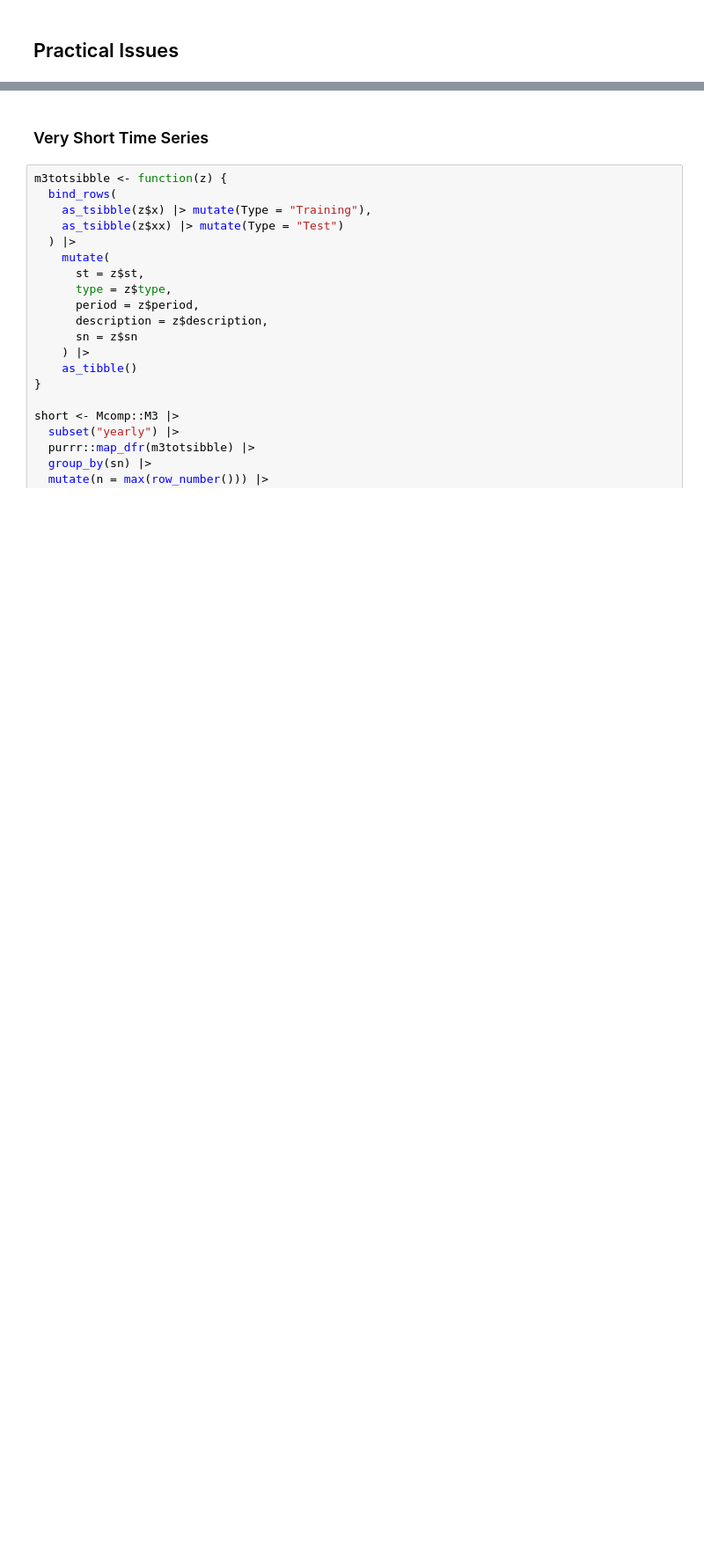
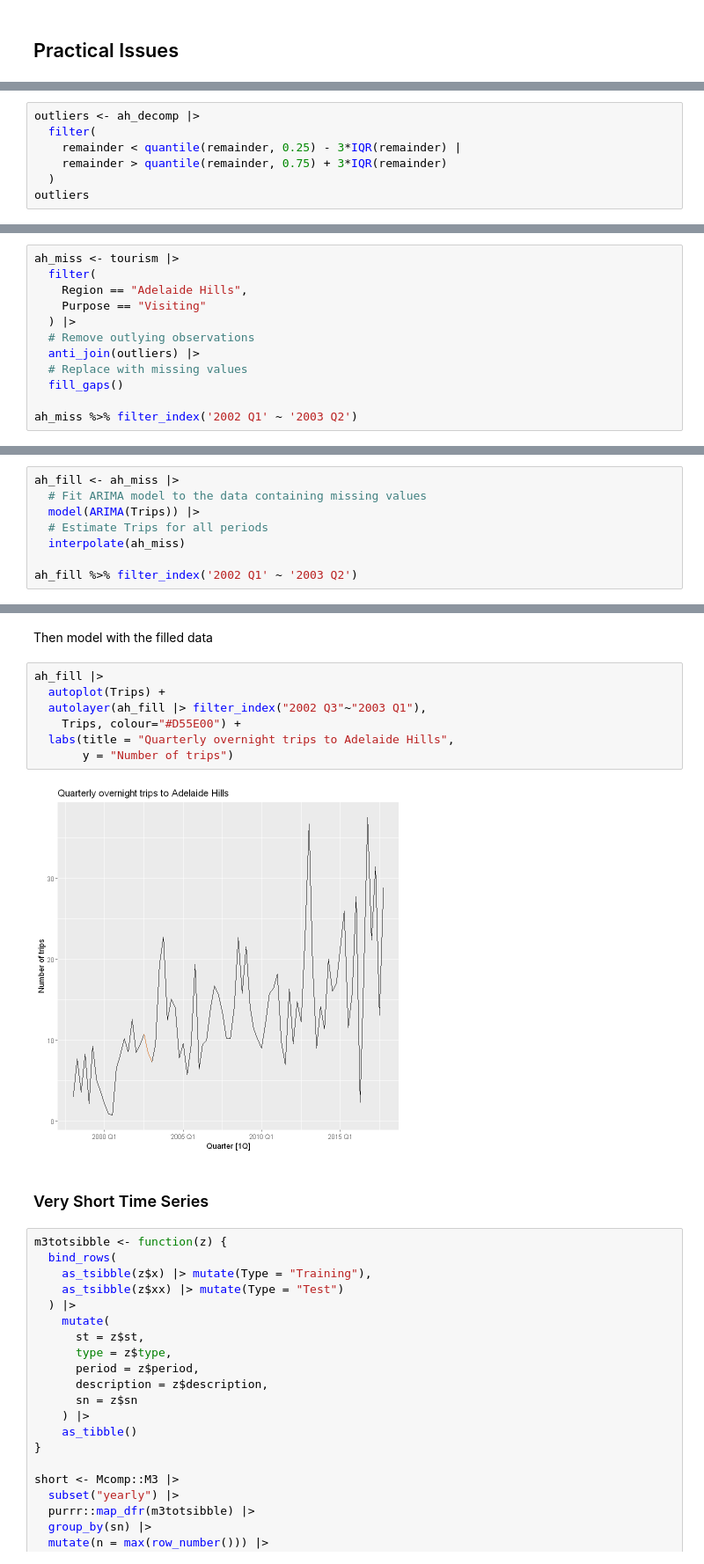
Before and after one commit to appliedecon/Time-Series-and-Forecasting, a Jupyter notebook: w13 - practical issues.ipynb, the cells around one changed output, grey strips where cells are left out. Shown: that part at 88% size. Cells and saved outputs as stored; diff of their text form; blank space fills up the shorter version.

```diff
--- a/w13 - practical issues.ipynb
+++ b/w13 - practical issues.ipynb
@@ -17,0 +45,7 @@ Warning message:
+# %%
+outliers <- ah_decomp |>
+  filter(
+    remainder < quantile(remainder, 0.25) - 3*IQR(remainder) |
+    remainder > quantile(remainder, 0.75) + 3*IQR(remainder)
+  )
+outliers
@@ -17,0 +59,12 @@ Warning message:
+# %%
+ah_miss <- tourism |>
+  filter(
+    Region == "Adelaide Hills",
+    Purpose == "Visiting"
+  ) |>
+  # Remove outlying observations
+  anti_join(outliers) |>
+  # Replace with missing values
+  fill_gaps()
+
+ah_miss %>% filter_index('2002 Q1' ~ '2003 Q2')
@@ -17,0 +82,8 @@ Warning message:
+# %%
+ah_fill <- ah_miss |>
+  # Fit ARIMA model to the data containing missing values
+  model(ARIMA(Trips)) |>
+  # Estimate Trips for all periods
+  interpolate(ah_miss)
+
+ah_fill %>% filter_index('2002 Q1' ~ '2003 Q2')
@@ -18,3 +100,14 @@ Warning message:
+# %% [markdown]
+Then model with the filled data
+# %%
+ah_fill |>
+  autoplot(Trips) +
+  autolayer(ah_fill |> filter_index("2002 Q3"~"2003 Q1"),
+    Trips, colour="#D55E00") +
+  labs(title = "Quarterly overnight trips to Adelaide Hills",
+       y = "Number of trips")
+# %% [output]
+[figure, added]
 # %% [markdown]
 ### Very Short Time Series
 # %%
```
Also changed, not shown: parts of 53 cells of this notebook.
